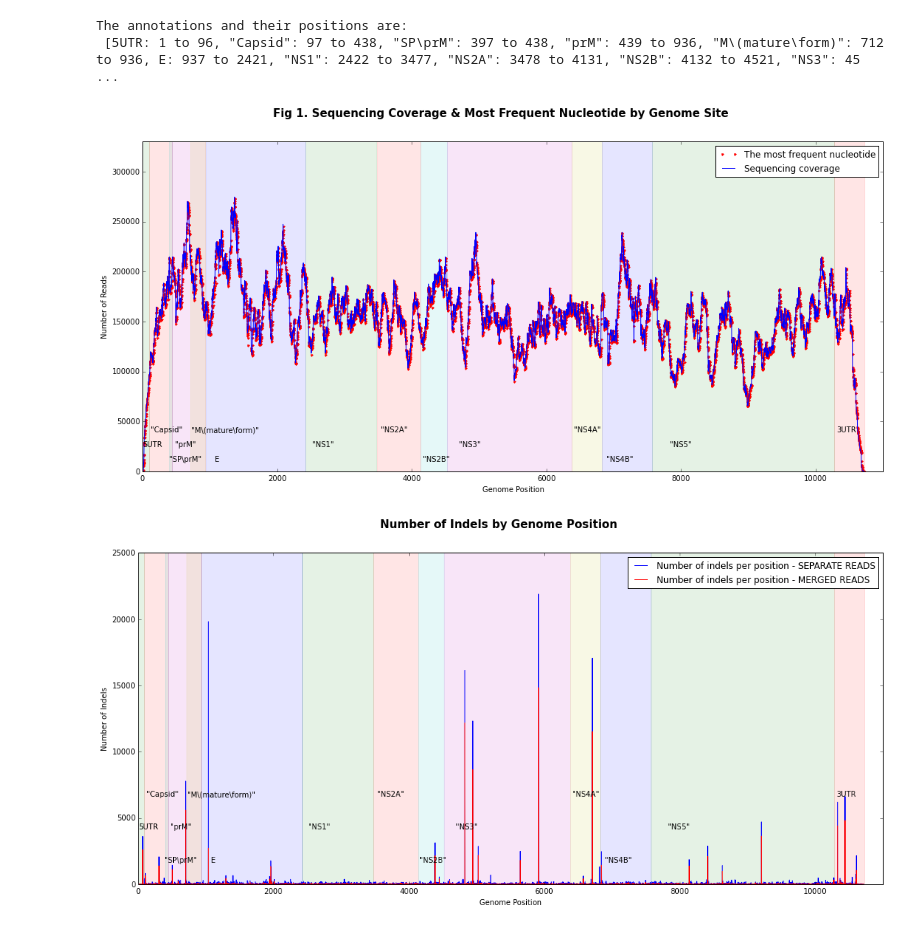
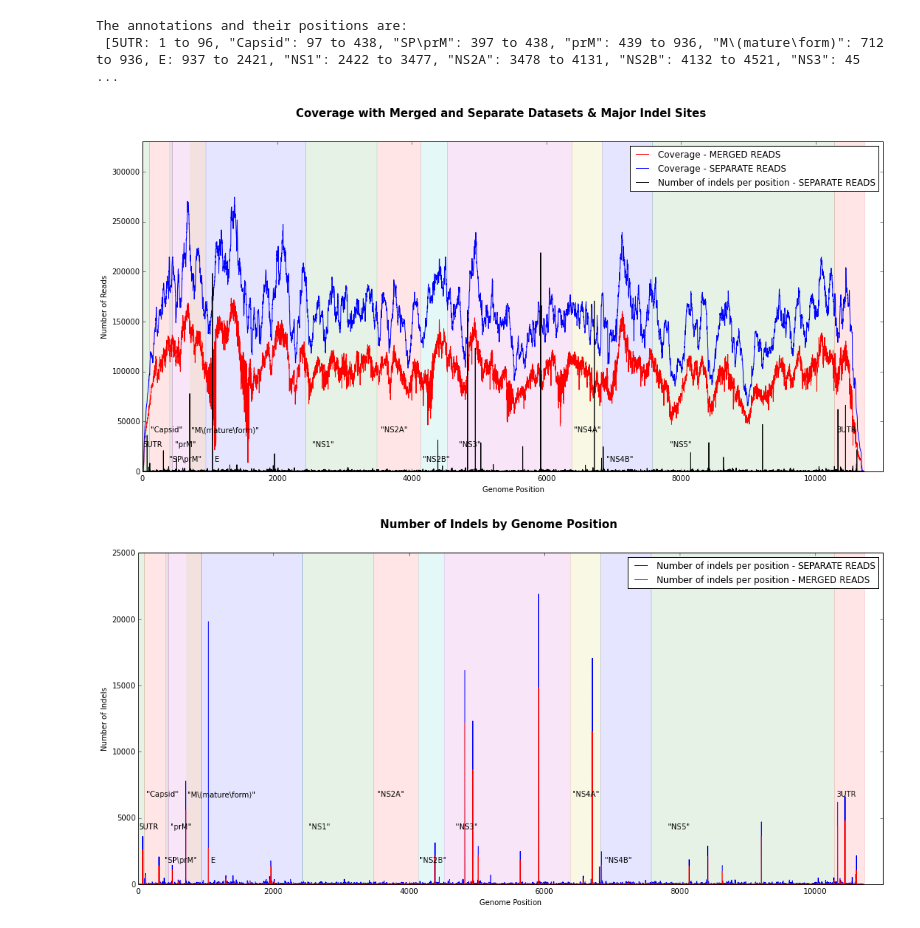
Before and after one commit to pvmarkov/DENGOMICS, a Jupyter notebook: analysis notebooks/Comparing Indels Between Merged and Separate Reads .bam.ipynb, the cells around one changed output. Saved outputs shown, nothing was run; the diff lists cells and outputs as text; code cells hidden in the pictures.

Commit message:
Adding coverage comparison

```diff
--- a/analysis notebooks/Comparing Indels Between Merged and Separate Reads .bam.ipynb
+++ b/analysis notebooks/Comparing Indels Between Merged and Separate Reads .bam.ipynb
@@ -63,32 +63,33 @@ The annotations and their positions are:
 # %%
 %matplotlib inline
 import matplotlib.pyplot as plt
 from pylab import rcParams
 rcParams['figure.figsize'] = 18, 8
-plt.suptitle('Fig 1. Sequencing Coverage & Most Frequent Nucleotide by Genome Site', fontsize=15, fontweight='bold')
-plt.plot (counts_dataframe ['position'], counts_dataframe ['majorbases'], 'r.') #(position, coverage, 'r-')
-plt.plot (counts_dataframe ['position'], counts_dataframe ['coverage'], 'b-') #(position, coverage, 'r-')
+plt.suptitle('Coverage with Merged and Separate Datasets & Major Indel Sites', fontsize=15, fontweight='bold')
+plt.plot (counts_dataframe_merged ['position'], counts_dataframe_merged ['coverage'], 'r-') #(position, coverage, 'r-')
+plt.plot (counts_dataframe_separate ['position'], counts_dataframe ['coverage'], 'b-') #(position, coverage, 'r-')
+plt.plot (counts_dataframe_separate ['position'], 10*counts_dataframe_separate ['number_of_indels_by_position'], 'k-')
 plt.xlabel ('Genome Position')
 plt.ylabel ('Number of Reads')
 fig_size = rcParams["figure.figsize"]
 #print ("Current figure size:", fig_size)
-plt.legend (['The most frequent nucleotide', 'Sequencing coverage'], loc = 'upper right')
+plt.legend (['Coverage - MERGED READS', 'Coverage - SEPARATE READS', 'Number of indels per position - SEPARATE READS'], loc = 'upper right')
 axis_lower_limit = 0
 axis_upper_limit = 330000
 plt.axis ([0, 11000, axis_lower_limit, axis_upper_limit])
 color = 0.0
 fcolor = list ('bgrcmybgrcmybgrcmybgrcmy')
 color_counter = 0
 #plt.axvspan(2000, 3000, ymin=0, ymax=1, alpha = 0.2)
 #plt.axvspan(3500, 5000, ymin=0, ymax=1, facecolor = 'g', alpha = 0.5)
 for gene in annots_list:
     color_counter +=1
     plt.axvspan(gene.start, gene.end, color = (fcolor [color_counter]), alpha = 0.1) #, label='NS5B')
     plt.text (gene.start + ((gene.end - gene.start)/10), 10000 + (15000 *(color_counter%3)) , gene.name, rotation=0)
     #print (color_counter%3)
     color += 1/len(annots_list)
 # %% [output]
-[figure, old version]
+[figure, new version]
 # %%
 %matplotlib inline
 rcParams['figure.figsize'] = 18, 8
```
Also changed, not shown: 2 other files.
